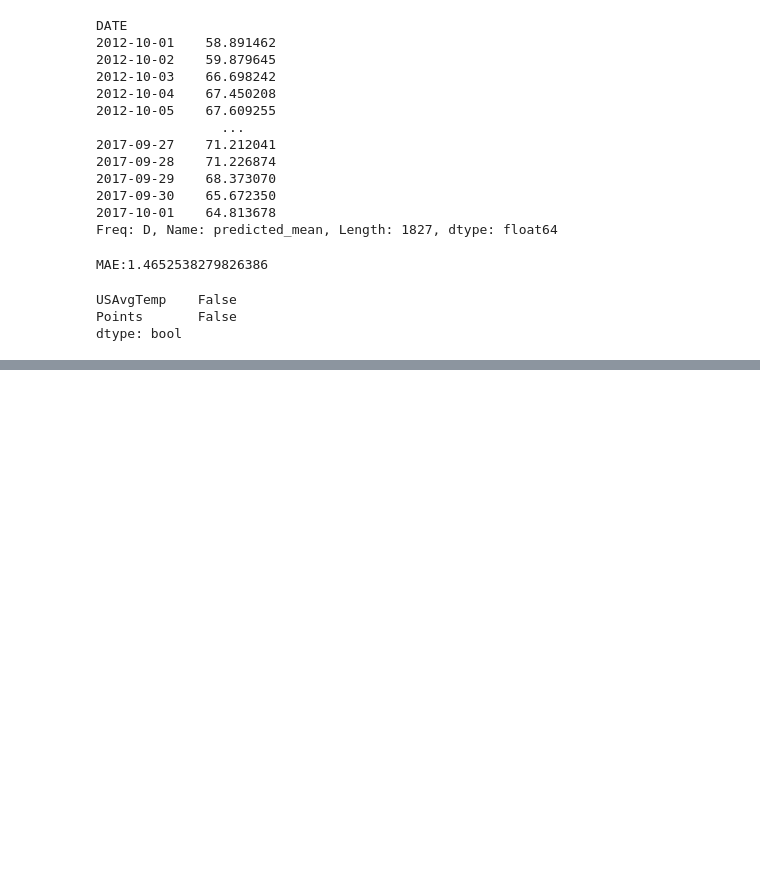
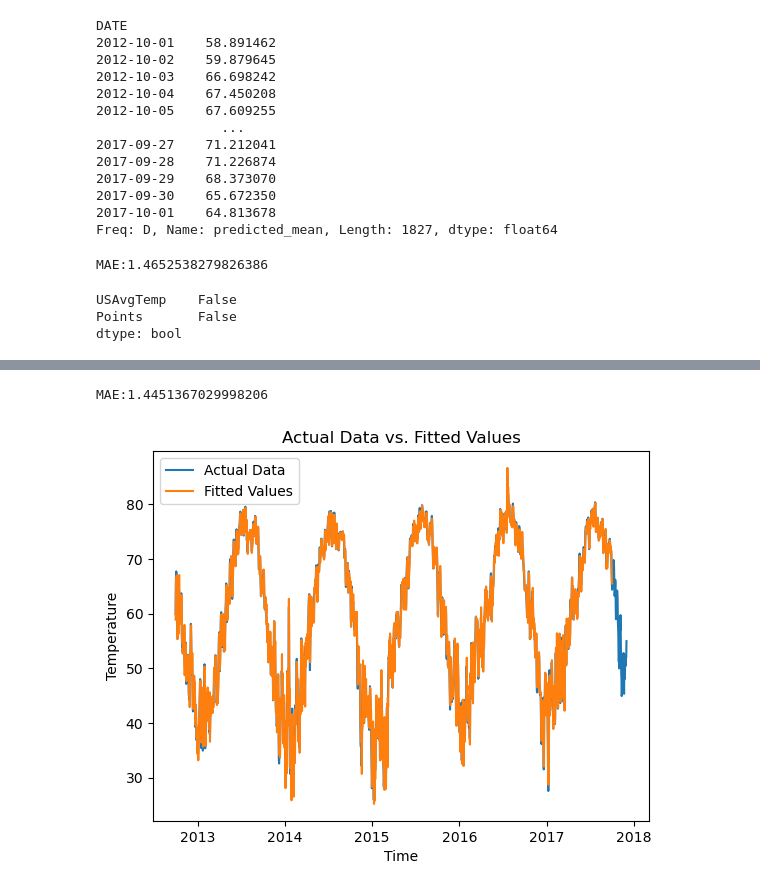
Before and after one commit to rickrekkem/WeatherForecasters, a Jupyter notebook: cap-final-project.ipynb, the cells around one changed output, grey strips where cells are left out. Cells and saved outputs as stored; diff of their text form; code cells hidden in the pictures; blank space fills up the shorter version.

```diff
--- a/cap-final-project.ipynb
+++ b/cap-final-project.ipynb
@@ -220,0 +297,23 @@ dtype: bool
+# %%
+newmodel = ARIMA(davg_df['USAvgTemp'], order =(3,0,0))
+#order: (p,d,q) = autoregressive (p), differencing (d), moving average (q)
+
+results = newmodel.fit()
+predictions = results.predict(start = '10/01/2012',end = '10/01/2017')
+# %%
+predictions = results.predict(start = '10/01/2012',end = '10/01/2017')
+mae = mean_absolute_error(actuals[0:1887],predictions)
+print(f'MAE:{mae}')
+# %% [output]
+MAE:1.4451367029998206
+# %%
+# Plotting the actual data and fitted values
+plt.plot(davg_df['USAvgTemp'], label='Actual Data')
+plt.plot(predictions, label='Fitted Values')
+plt.xlabel('Time')
+plt.ylabel('Temperature')
+plt.title('Actual Data vs. Fitted Values')
+plt.legend()
+plt.show()
+# %% [output]
+[figure, added]
```
Also changed, not shown: parts of 6 cells of this notebook.
